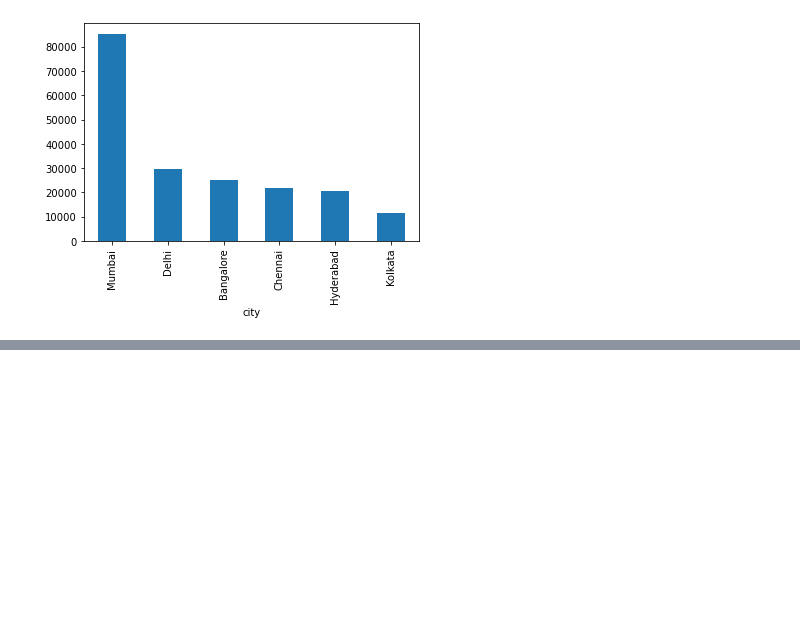
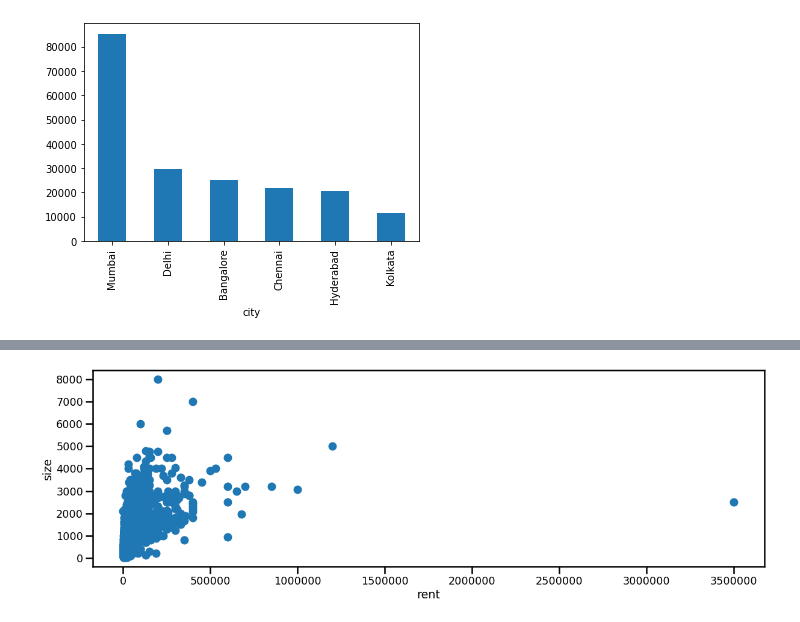
Before and after one commit to fsq2/house_rent, a Jupyter notebook: eda.ipynb, the cells around one changed output, grey strips where cells are left out. Cells and saved outputs as stored; diff of their text form; code cells hidden in the pictures; blank space fills up the shorter version.

```diff
--- a/eda.ipynb
+++ b/eda.ipynb
@@ -56,0 +76,8 @@ df.rent.hist();
+# %%
+plt.figure(figsize = (20, 6))
+plt.ticklabel_format(style = 'plain')
+plt.scatter(df["rent"], df["size"])
+plt.xlabel("rent")
+plt.ylabel("size");
+# %% [output]
+[figure, added]
```
Also changed, not shown: parts of 5 cells of this notebook.
